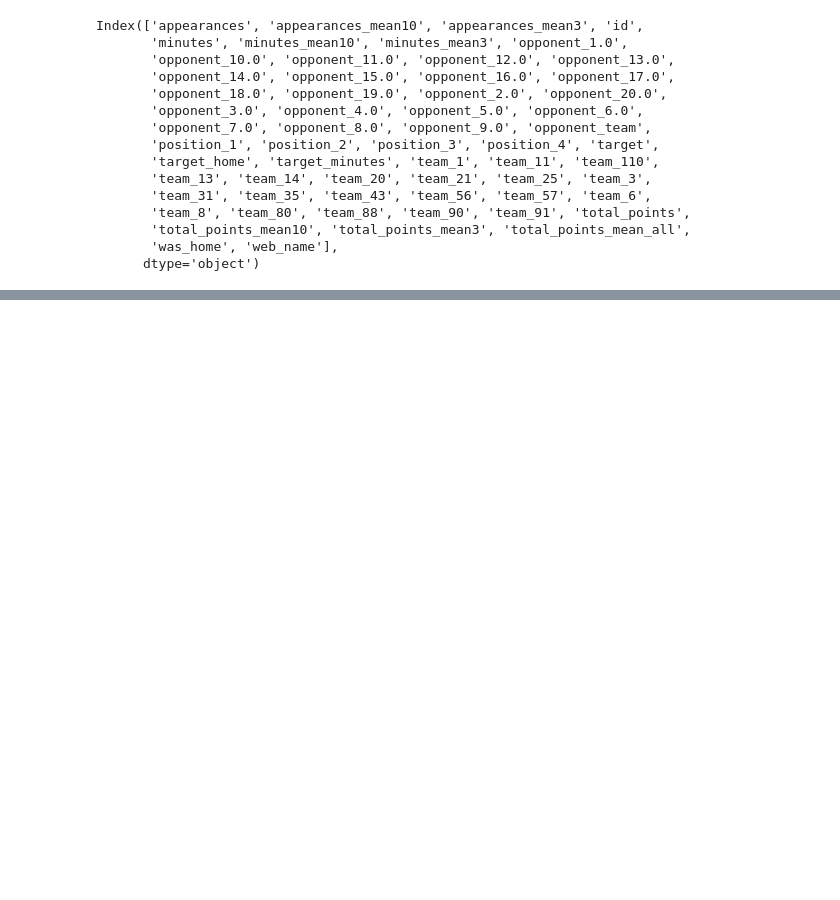
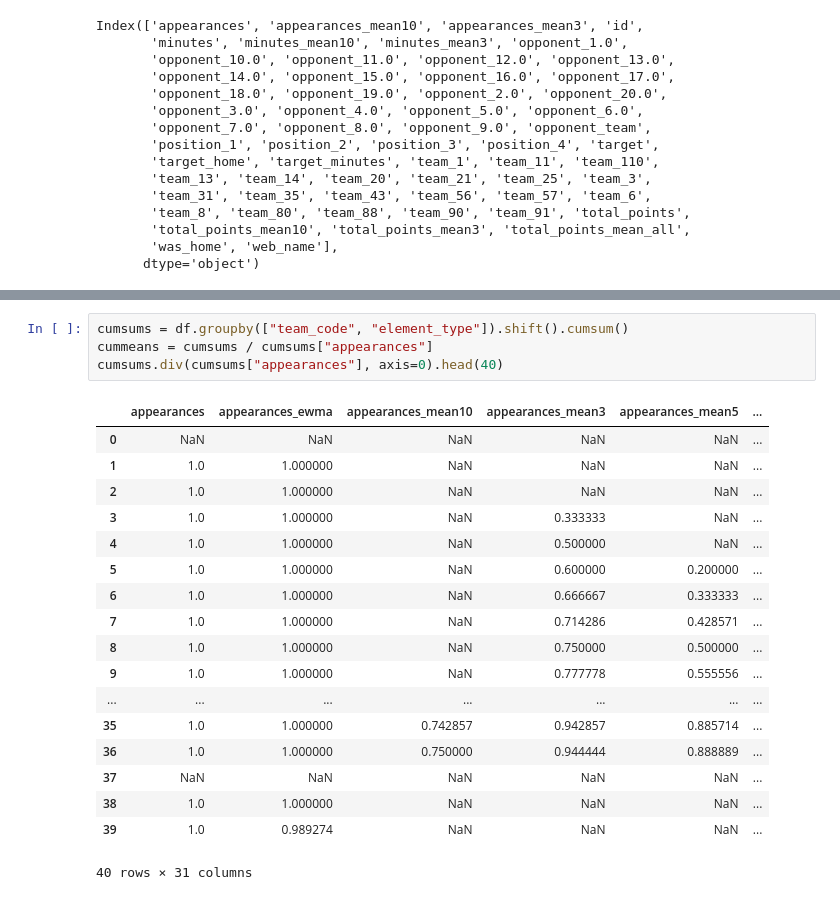
Before and after one commit to joconnor-ml/fantasy-football-app, a Jupyter notebook: airflow/dags/Untitled.ipynb, the cells around one changed output, grey strips where cells are left out. Drawn from its saved outputs; the diff is of its cells as text; blank space fills up the shorter version.

```diff
--- a/airflow/dags/Untitled.ipynb
+++ b/airflow/dags/Untitled.ipynb
@@ -151,0 +191,23 @@ UnicodeDecodeError: 'utf-8' codec can't decode byte 0x80 in position 0: invalid
+# %%
+cumsums = df.groupby(["team_code", "element_type"]).shift().cumsum()
+cummeans = cumsums / cumsums["appearances"]
+cumsums.div(cumsums["appearances"], axis=0).head(40)
+# %% [output]
+|  | appearances | appearances_ewma | appearances_mean10 | appearances_mean3 | appearances_mean5 | ... |
+| 0 | NaN | NaN | NaN | NaN | NaN | ... |
+| 1 | 1.0 | 1.000000 | NaN | NaN | NaN | ... |
+| 2 | 1.0 | 1.000000 | NaN | NaN | NaN | ... |
+| 3 | 1.0 | 1.000000 | NaN | 0.333333 | NaN | ... |
+| 4 | 1.0 | 1.000000 | NaN | 0.500000 | NaN | ... |
+| 5 | 1.0 | 1.000000 | NaN | 0.600000 | 0.200000 | ... |
+| 6 | 1.0 | 1.000000 | NaN | 0.666667 | 0.333333 | ... |
+| 7 | 1.0 | 1.000000 | NaN | 0.714286 | 0.428571 | ... |
+| 8 | 1.0 | 1.000000 | NaN | 0.750000 | 0.500000 | ... |
+| 9 | 1.0 | 1.000000 | NaN | 0.777778 | 0.555556 | ... |
+| ... | ... | ... | ... | ... | ... | ... |
+| 35 | 1.0 | 1.000000 | 0.742857 | 0.942857 | 0.885714 | ... |
+| 36 | 1.0 | 1.000000 | 0.750000 | 0.944444 | 0.888889 | ... |
+| 37 | NaN | NaN | NaN | NaN | NaN | ... |
+| 38 | 1.0 | 1.000000 | NaN | NaN | NaN | ... |
+| 39 | 1.0 | 0.989274 | NaN | NaN | NaN | ... |
+40 rows × 31 columns
```
Also changed, not shown: parts of 3 cells of this notebook, 15 other files.
